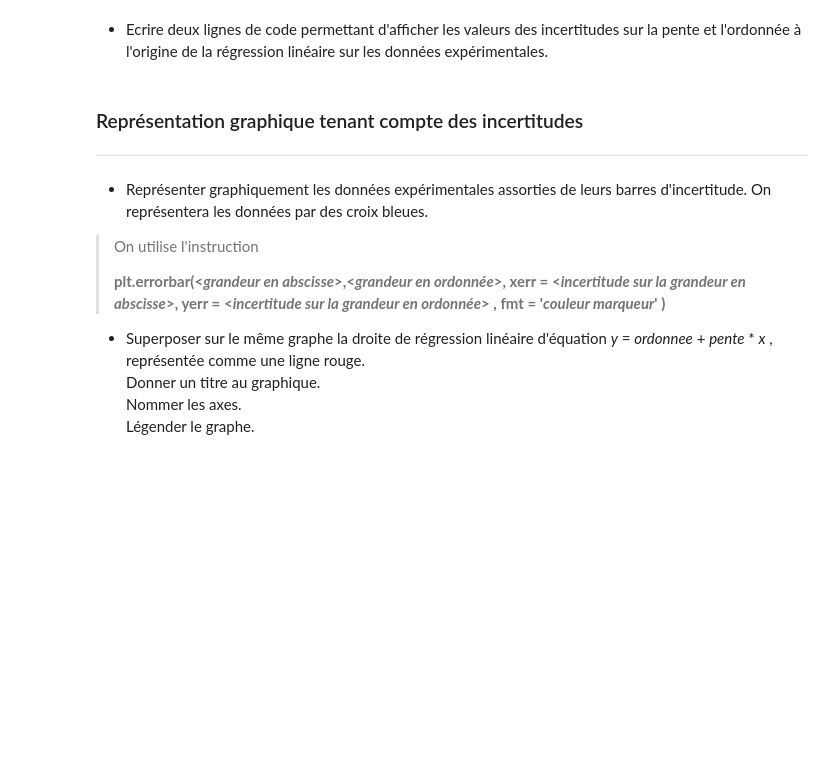
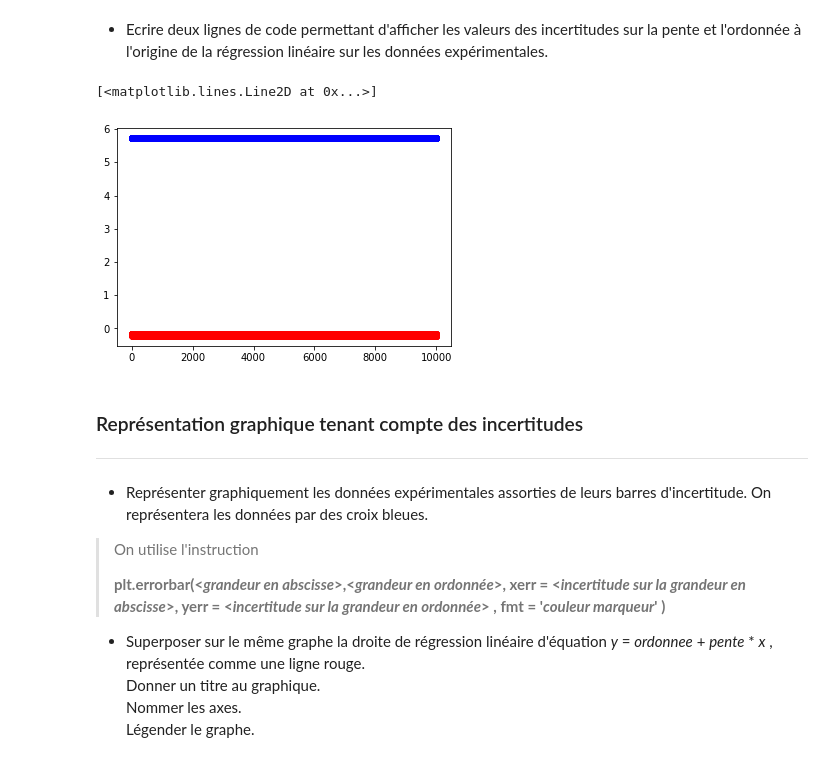
Before and after one commit to Th0m5s/CyberCodeOnline, a Jupyter notebook: TP_oscillations_smartphone.ipynb, the cells around one changed output. Cells and saved outputs as stored; diff of their text form; code cells hidden in the pictures; blank space fills up the shorter version.

```diff
--- a/TP_oscillations_smartphone.ipynb
+++ b/TP_oscillations_smartphone.ipynb
@@ -105,14 +105,15 @@ N = 10000   # Remplacer <valeur>
 # %%
 Pente = []
 Ordo = []
+L = N
 # %% [markdown]
  - Simulation Monte Carlo :
 # %%
 for i in range(N):
-  longueur = <expression>    # Remplacer <expression> : simuler une liste de L valeurs de longueur du pendule selon une loi uniforme
-  période = <expression>      # Remplacer <expression> : simuler une liste de L valeurs d'oscillations du pendule selon une loi uniforme
-  Y = <expression>          # Remplacer <expression> par la grandeur à porter en ordonnée
-  X = <expression>          # Remplacer <expression> par la grandeur à porter en abscisse
+  longueur = np.random.uniform(pente-incl, pente+incl, L)  # Remplacer <expression> : simuler une liste de L valeurs de longueur du pendule selon une loi uniforme
+  période = np.random.uniform(ordonnee-incp, ordonnee+incp, L)      # Remplacer <expression> : simuler une liste de L valeurs d'oscillations du pendule selon une loi uniforme
+  Y = longueur          # Remplacer <expression> par la grandeur à porter en ordonnée
+  X = période          # Remplacer <expression> par la grandeur à porter en abscisse
 
   regression = np.polyfit(X, Y, 1) # Réalise la régression linéaire sur les données simulées
 
@@ -126,2 +125,5 @@ for i in range(N):
+# %%
+u_pente = X/(3**(1/2))
+u_ordo = Y/(3**(1/2))
 # %% [markdown]
 - Ecrire deux lignes de code permettant d'afficher les valeurs des incertitudes sur la pente et l'ordonnée à l'origine de la régression linéaire sur les données expérimentales.
@@ -130,3 +130,9 @@ for i in range(N):
+# %%
+plt.plot(u_pente, 'ro')
+plt.plot(u_ordo, 'bo')
+# %% [output]
+[<matplotlib.lines.Line2D at 0x...>]
+[figure, added]
 # %% [markdown]
 ### Représentation graphique tenant compte des incertitudes
 ---
```
Also changed, not shown: parts of 4 cells of this notebook.
